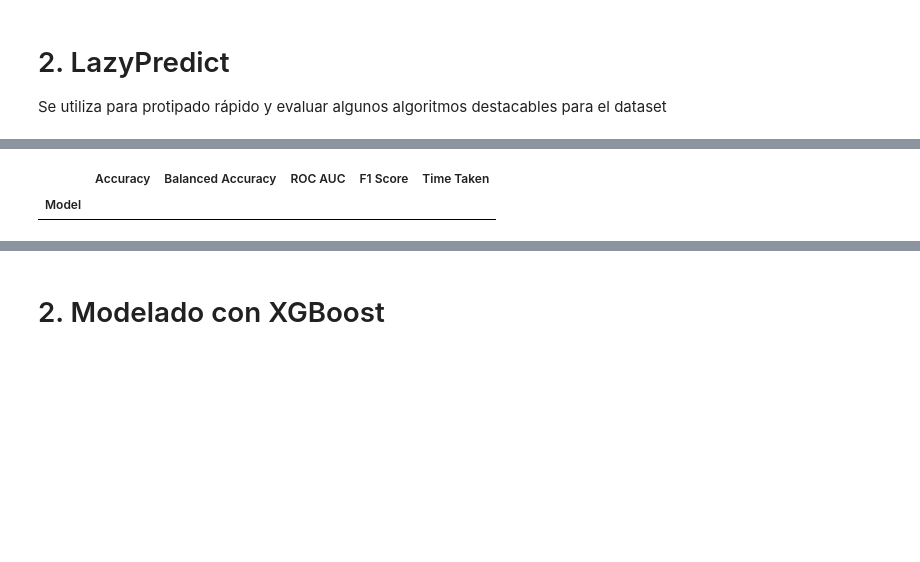
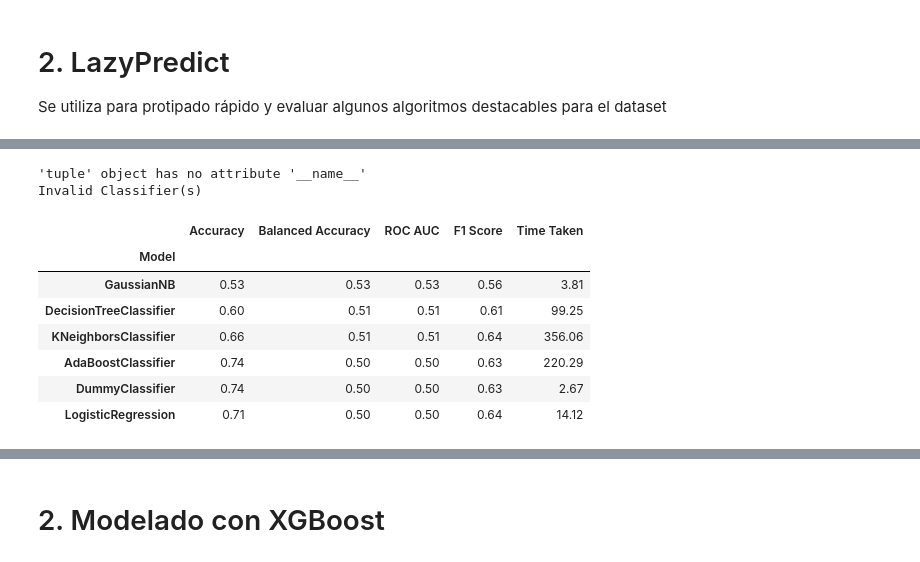
Before and after one commit to johnma96/thesis, a Jupyter notebook: notebooks/303-jmmz-ml-binary-modeling.ipynb, the cells around one changed output, grey strips where cells are left out. Cells and saved outputs as stored; diff of their text form; code cells hidden in the pictures; blank space fills up the shorter version.

Commit message:
LazyPredict completed

```diff
--- a/notebooks/303-jmmz-ml-binary-modeling.ipynb
+++ b/notebooks/303-jmmz-ml-binary-modeling.ipynb
@@ -1148,5 +966,36 @@ Index: []
-# %%
-models
-# %% [output]
-|  | Accuracy | Balanced Accuracy | ROC AUC | F1 Score | Time Taken |
-| Model |  |  |  |  |  |
+# %%
+classifiers = [
+                ('AdaBoostClassifier', sklearn.ensemble._weight_boosting.AdaBoostClassifier),
+                ('CategoricalNB', sklearn.naive_bayes.CategoricalNB),
+                ('DecisionTreeClassifier', sklearn.tree._classes.DecisionTreeClassifier),
+                ('DummyClassifier', sklearn.dummy.DummyClassifier),
+                #  ('ExtraTreeClassifier', sklearn.tree._classes.ExtraTreeClassifier),
+                #  ('ExtraTreesClassifier', sklearn.ensemble._forest.ExtraTreesClassifier),
+                ('GaussianNB', sklearn.naive_bayes.GaussianNB),
+                ('KNeighborsClassifier', sklearn.neighbors._classification.KNeighborsClassifier),
+                ('LogisticRegression', sklearn.linear_model._logistic.LogisticRegression),
+                ('Perceptron', sklearn.linear_model._perceptron.Perceptron),
+                ('RandomForestClassifier', sklearn.ensemble._forest.RandomForestClassifier),
+                ('RidgeClassifier', sklearn.linear_model._ridge.RidgeClassifier),
+                ('SGDClassifier', sklearn.linear_model._stochastic_gradient.SGDClassifier),
+                ('XGBClassifier', xgboost.sklearn.XGBClassifier),
+                ('LGBMClassifier', lightgbm.sklearn.LGBMClassifier)
+                ]
+
+
+clf = LazyClassifier(verbose=0, ignore_warnings=True,
+                     custom_metric=None, classifiers=classifiers)
+
+models, predictions = clf.fit(X_train_scaled, X_test_scaled, y_train, y_test)
+models
+# %% [output]
+'tuple' object has no attribute '__name__'
+Invalid Classifier(s)
+|  | Accuracy | Balanced Accuracy | ROC AUC | F1 Score | Time Taken |
+| Model |  |  |  |  |  |
+| GaussianNB | 0.53 | 0.53 | 0.53 | 0.56 | 3.81 |
+| DecisionTreeClassifier | 0.60 | 0.51 | 0.51 | 0.61 | 99.25 |
+| KNeighborsClassifier | 0.66 | 0.51 | 0.51 | 0.64 | 356.06 |
+| AdaBoostClassifier | 0.74 | 0.50 | 0.50 | 0.63 | 220.29 |
+| DummyClassifier | 0.74 | 0.50 | 0.50 | 0.63 | 2.67 |
+| LogisticRegression | 0.71 | 0.50 | 0.50 | 0.64 | 14.12 |
```
Also changed, not shown: parts of 24 cells of this notebook.
